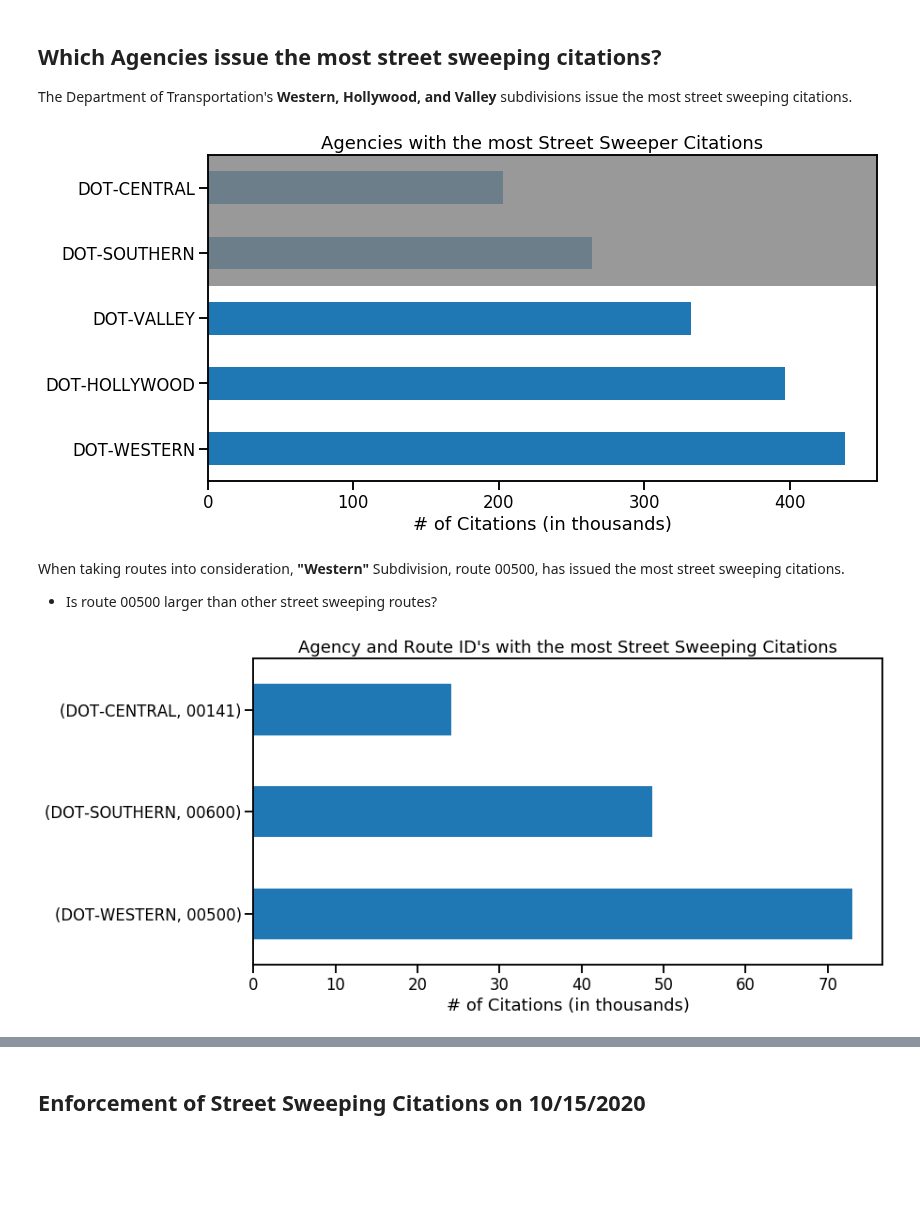
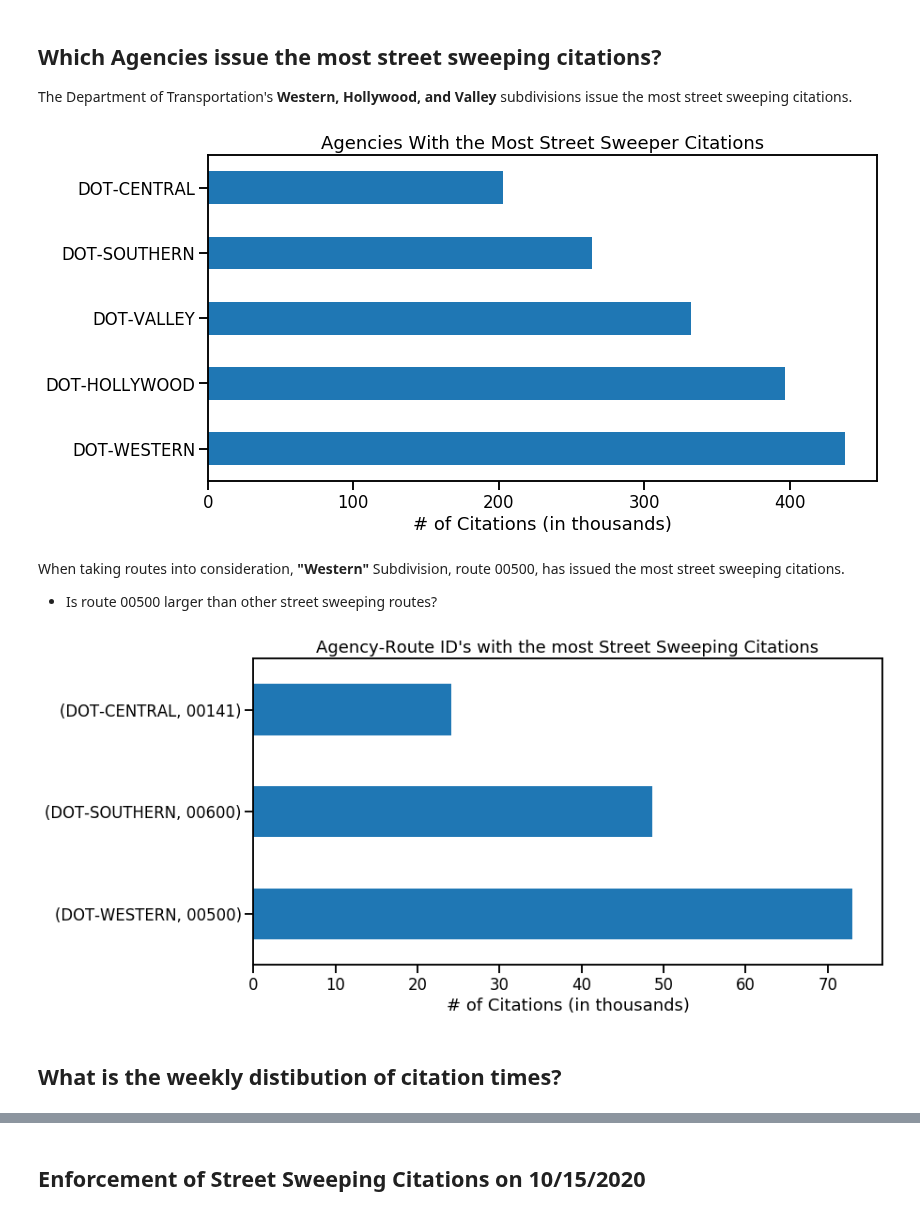
Before and after one commit to Promeos/LADOT-COVID19-enforcement, a Jupyter notebook: MVP.ipynb, the cells around one changed output, grey strips where cells are left out. Saved outputs shown, nothing was run; the diff lists cells and outputs as text; code cells hidden in the pictures; blank space fills up the shorter version.

```diff
--- a/MVP.ipynb
+++ b/MVP.ipynb
@@ -254,0 +259,8 @@ plt.ylim(0, 1_000_000);
+# %%
+sns.set_context('talk')
+
+plt.figure(figsize=(12, 6))
+sns.boxplot(data=z_scores,
+            x='z_score')
+
+plt.xticks(np.linspace(0, 8, 9));
@@ -283,4 +295,6 @@ The top 3 streets with street sweeping citations are:
 2. Restricted
+# %%
+df_citations['street_name'] = df_citations.location.str.replace('^[\d+]{2,}', '').str.strip()
 # %%
 sns.set_context('talk')
 
@@ -333,19 +378,19 @@ The Department of Transportation's __Western, Hollywood, and Valley__ subdivisio
 # %%
 sns.set_context('talk')
 df_citations.agency.value_counts().nlargest(5).plot.barh(figsize=(12, 6));
-plt.axhspan(2.5, 5, facecolor='0.5', alpha=.8)
+# plt.axhspan(2.5, 5, facecolor='0.5', alpha=.8)
 
-plt.title('Agencies with the most Street Sweeper Citations')
+plt.title('Agencies With the Most Street Sweeper Citations')
 plt.xlabel('# of Citations (in thousands)')
 
 plt.xticks(np.arange(0, 400_001, 100_000), list(np.arange(0, 401, 100)))
 plt.yticks([0, 1, 2, 3, 4], labels=['DOT-WESTERN',
                                     'DOT-HOLLYWOOD',
                                     'DOT-VALLEY',
                                     'DOT-SOUTHERN',
                                     'DOT-CENTRAL']);
 # %% [output]
-[figure, old version]
+[figure, new version]
 # %% [markdown]
 When taking routes into consideration, __"Western"__ Subdivision, route 00500, has issued the most street sweeping citations.
 - Is route 00500 larger than other street sweeping routes?
@@ -364,12 +409,12 @@ data = top_3_routes.set_index(['agency', 'route'])
 
 data.plot(kind='barh', stacked=True, figsize=(12, 6), legend=None)
 
-plt.title('Agency and Route ID\'s with the most Street Sweeping Citations')
+plt.title("Agency-Route ID's with the most Street Sweeping Citations")
 plt.ylabel('')
 plt.xlabel('# of Citations (in thousands)')
 
 plt.xticks(np.arange(0, 70_001, 10_000), [str(i) for i in np.arange(0, 71, 10)]);
 # %% [output]
-[figure, old version]
+[figure, new version]
 # %%
 df_citations['issue_time_num'] = df_citations.issue_time.str.replace(":00", '')
@@ -378,3 +422,5 @@ df_citations['issue_time_num'] = df_citations.issue_time_num.str.replace(':', ''
+# %% [markdown]
+## What is the weekly distibution of citation times?
 # %%
 sns.set_context('talk')
 
```
Also changed, not shown: parts of 18 cells of this notebook.
